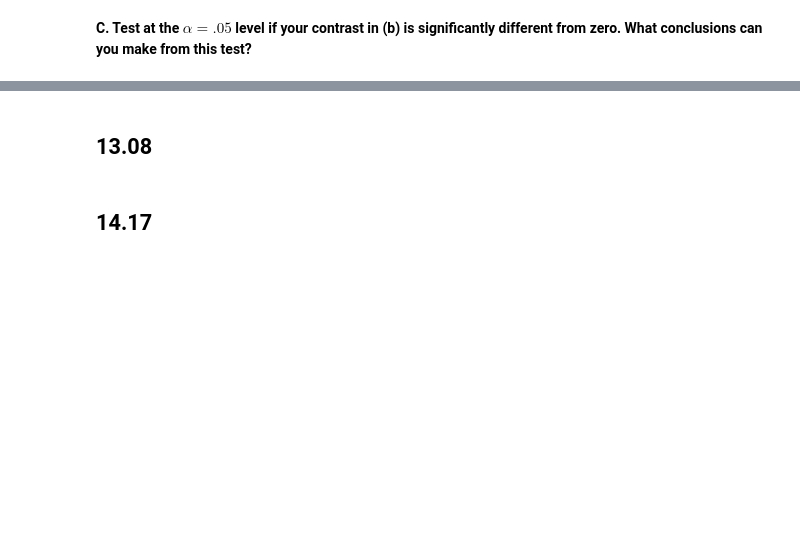
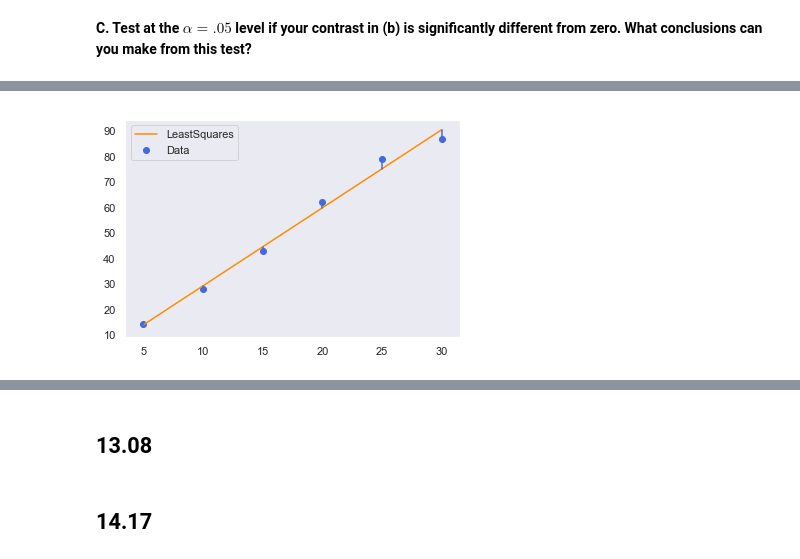
Before and after one commit to karmus89/statistics-data-analysis-exercises, a Jupyter notebook: Tehtävät.ipynb, the cells around one changed output, grey strips where cells are left out. Cells and saved outputs as stored; diff of their text form; code cells hidden in the pictures; blank space fills up the shorter version.

```diff
--- a/Tehtävät.ipynb
+++ b/Tehtävät.ipynb
@@ -827,0 +1008,14 @@ Siispä dataan pohjaavia perusteita nollahypoteesin hylkäykseen pelkän Kruskal
+# %%
+x_mean = np.mean(x)
+y_mean = np.mean(y)
+
+s_xx = sum([(x_i-x_mean)**2 for x_i in x])
+s_xy = sum([(x_i-x_mean)*(y_i-y_mean) for x_i, y_i in zip(x,y)])
+
+print(f"S_xy = {s_xy}")
+print(f"S_xx = {s_xx}")
+
+beta_1 = s_xy/s_xx
+beta_0 = y_mean - beta_1*x_mean
+print(f"Beta_0 = {beta_0:.3f}")
+print(f"Beta_1 = {beta_1:.3f}")
@@ -827,0 +1032,11 @@ Siispä dataan pohjaavia perusteita nollahypoteesin hylkäykseen pelkän Kruskal
+# %%
+least_squares = lambda x: beta_0 + beta_1 * x
+y_hat = list(map(least_squares, x))
+plt.plot(x,y_hat,label='LeastSquares',color='darkorange')
+for x_i, y_i, y_hat_i in zip(x,y,y_hat):
+    plt.plot([x_i,x_i],[y_i,y_hat_i],color='royalblue')
+plt.scatter(x,y,label='Data',color='royalblue')
+plt.legend()
+plt.show()
+# %% [output]
+[figure, added]
```
Also changed, not shown: parts of 64 cells of this notebook.
